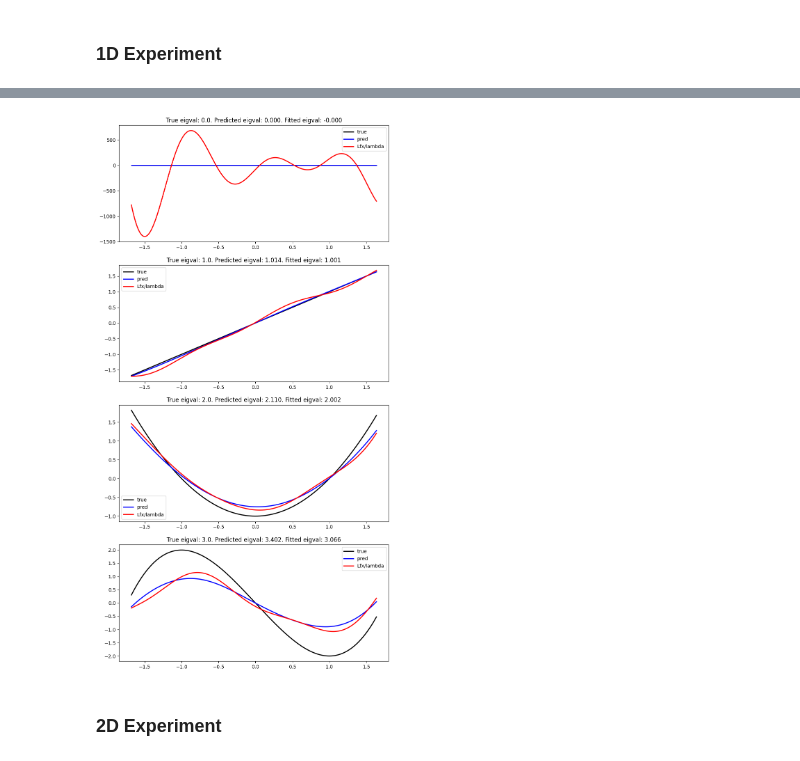
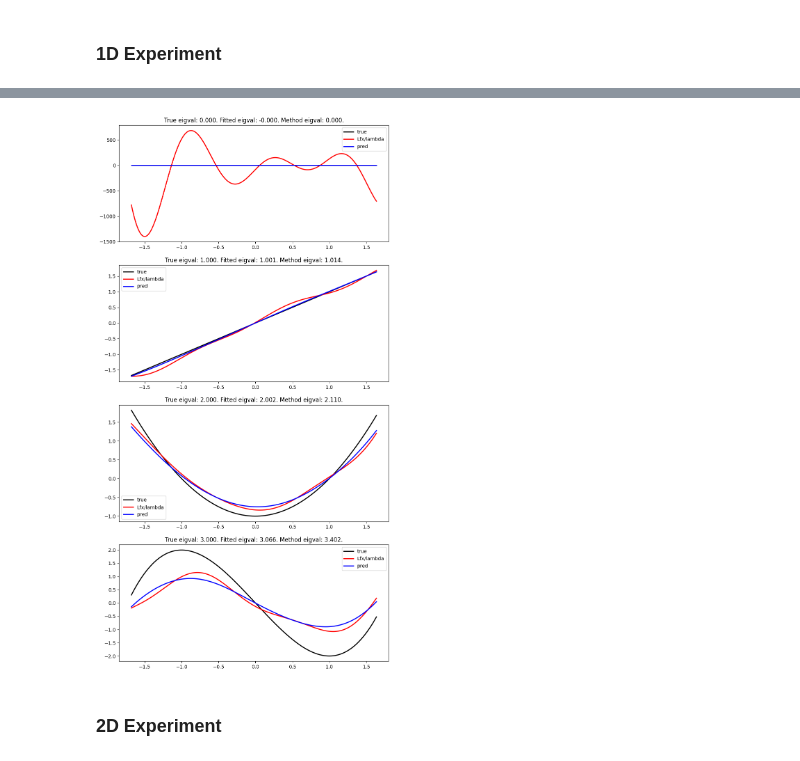
Before and after one commit to lclaeys/eigenfunction-solver, a Jupyter notebook: notebooks/kernel_galerkin.ipynb, the cells around one changed output, grey strips where cells are left out. Cells and saved outputs as stored; diff of their text form; code cells hidden in the pictures.

```diff
--- a/notebooks/kernel_galerkin.ipynb
+++ b/notebooks/kernel_galerkin.ipynb
@@ -99,9 +87,9 @@ eigenvalue_mse: [9.76094883e-13 9.58496020e-05 4.06759576e-03 4.35391216e-02]
 eigenfunc_mse: [5.56550735e-10 7.50750142e-04 6.06950466e-02 6.49745950e-01]
 fitted_eigenvalue_mse: [9.07301824e-15 1.56105486e-07 1.12894860e-06 1.10551237e-03]
 # %%
-_ = evaluator.plot_eigfuncs_exact(solver,x_eval,4)
+_ = evaluator.plot(solver,x_eval,4,plot_exact=True, plot_Lf = True)
 # %% [output]
-[figure, old version]
+[figure, new version]
 # %% [markdown]
 ### 2D Experiment
 # %%
```
Also changed, not shown: parts of 5 cells of this notebook, 3 other files.
